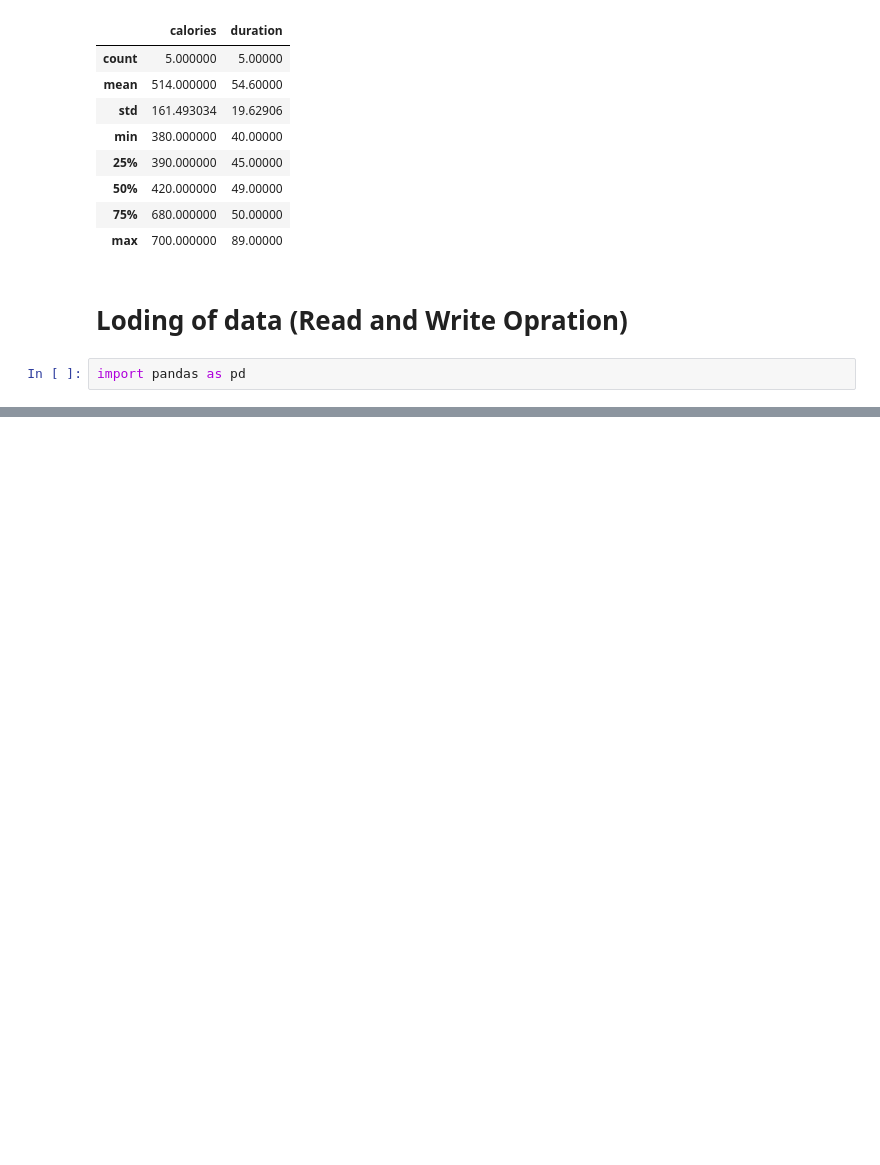
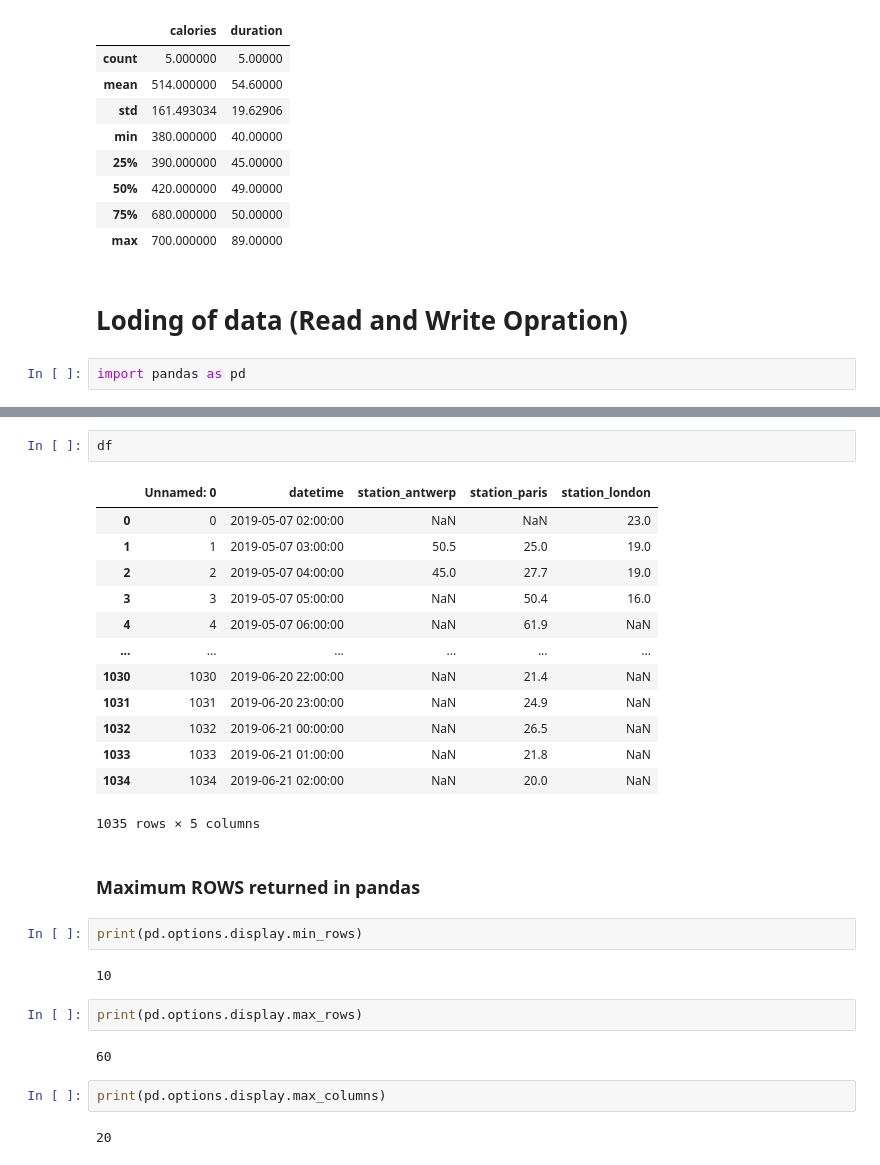
Before and after one commit to Dipak-Jagadale/Pandas, a Jupyter notebook: Dipak_start_to_end_Pandas.ipynb, the cells around one changed output, grey strips where cells are left out. Drawn from its saved outputs; the diff is of its cells as text; blank space fills up the shorter version.

Commit message:
pandas oprations

```diff
--- a/Dipak_start_to_end_Pandas.ipynb
+++ b/Dipak_start_to_end_Pandas.ipynb
@@ -638,0 +769,30 @@ ImportError: Missing optional dependency 'openpyxl'.  Use pip or conda to instal
+# %%
+df
+# %% [output]
+|  | Unnamed: 0 | datetime | station_antwerp | station_paris | station_london |
+| 0 | 0 | 2019-05-07 02:00:00 | NaN | NaN | 23.0 |
+| 1 | 1 | 2019-05-07 03:00:00 | 50.5 | 25.0 | 19.0 |
+| 2 | 2 | 2019-05-07 04:00:00 | 45.0 | 27.7 | 19.0 |
+| 3 | 3 | 2019-05-07 05:00:00 | NaN | 50.4 | 16.0 |
+| 4 | 4 | 2019-05-07 06:00:00 | NaN | 61.9 | NaN |
+| ... | ... | ... | ... | ... | ... |
+| 1030 | 1030 | 2019-06-20 22:00:00 | NaN | 21.4 | NaN |
+| 1031 | 1031 | 2019-06-20 23:00:00 | NaN | 24.9 | NaN |
+| 1032 | 1032 | 2019-06-21 00:00:00 | NaN | 26.5 | NaN |
+| 1033 | 1033 | 2019-06-21 01:00:00 | NaN | 21.8 | NaN |
+| 1034 | 1034 | 2019-06-21 02:00:00 | NaN | 20.0 | NaN |
+1035 rows × 5 columns
+# %% [markdown]
+### Maximum ROWS returned in pandas
+# %%
+print(pd.options.display.min_rows)
+# %% [output]
+10
+# %%
+print(pd.options.display.max_rows)
+# %% [output]
+60
+# %%
+print(pd.options.display.max_columns)
+# %% [output]
+20
```
Also changed, not shown: parts of 14 cells of this notebook.
